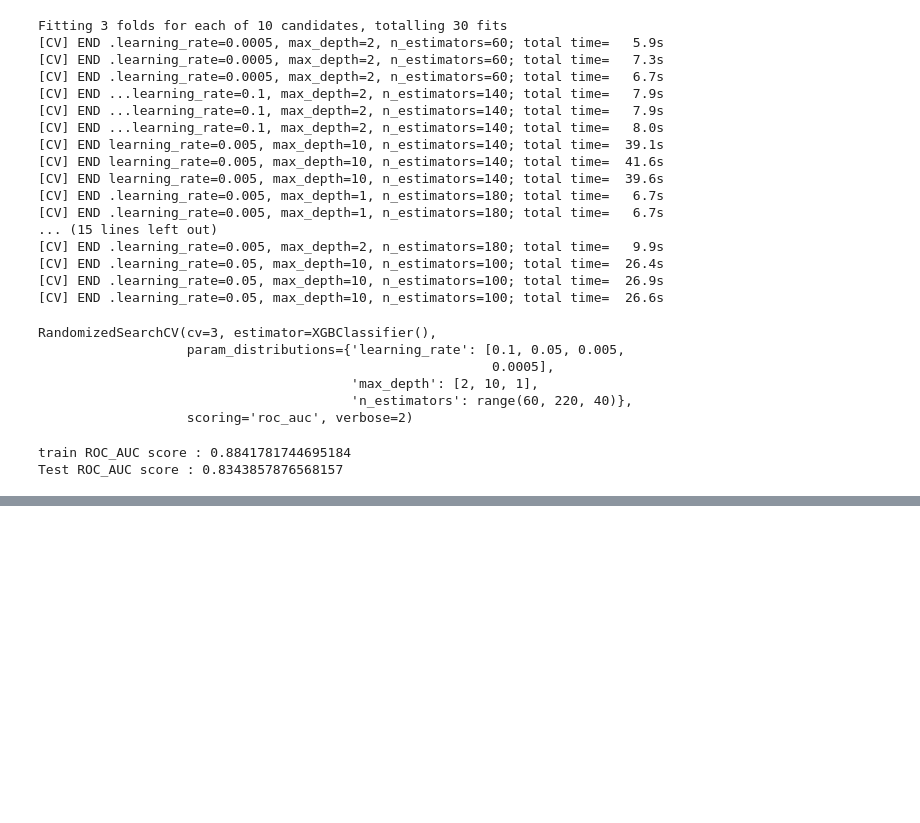
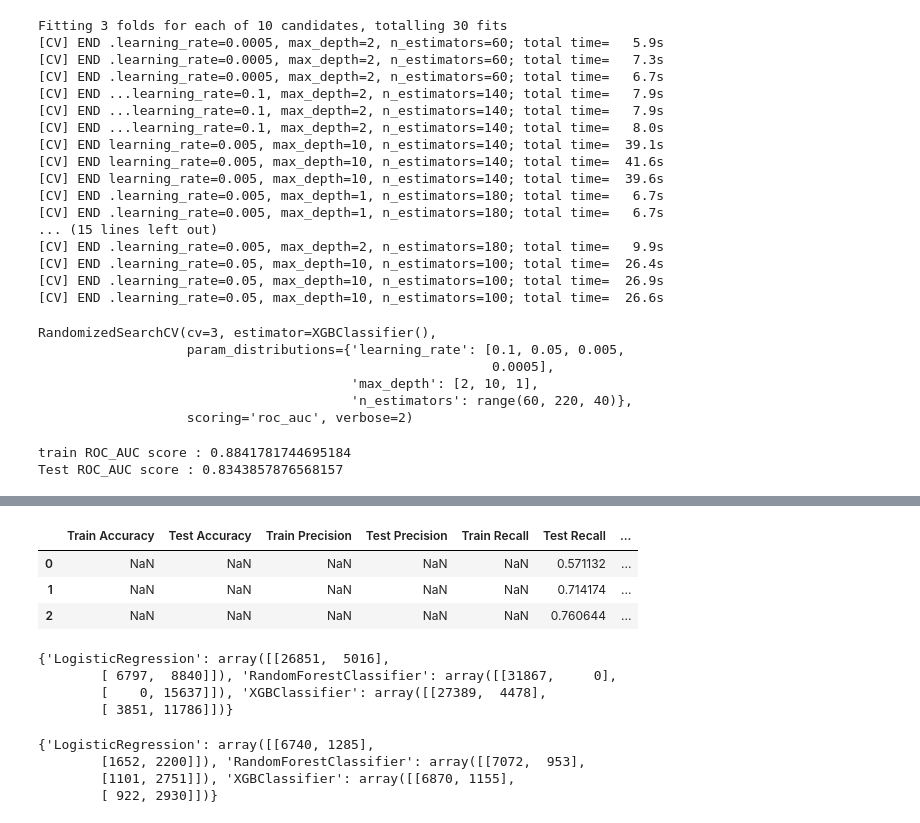
Before and after one commit to Mmbsaksd/Insurance-Claim, a Jupyter notebook: Insurance_claim.ipynb, the cells around one changed output, grey strips where cells are left out. Drawn from its saved outputs; the diff is of its cells as text; code cells hidden in the pictures; blank space fills up the shorter version.

```diff
--- a/Insurance_claim.ipynb
+++ b/Insurance_claim.ipynb
@@ -668,0 +680,33 @@ Test ROC_AUC score : 0.8343857876568157
+# %%
+#Collecting the result of all trained model
+models = [lr, rf, xg]
+
+def model_metrics(models,xtrain, xtest, ytrain, ytest):
+  cols = ['Train Accuracy','Test Accuracy','Train Precision', 'Test Precision','Train Recall', 'Test Recall', 'Train F1 Score','Test F1 Score','Train ROC-AUC','Test ROC AUC']
+  model_df = pd.DataFrame(columns=cols)
+  conf_train, conf_test = {}, {}
+
+  i = 0
+  for model in models:
+    model.fit(xtrain, ytrain)
+    y_pred_train = model.predict(xtrain)
+    y_pred_test = model.predict(xtest)
+
+    model_df.loc[i, 'Train_Accuracy'] = accuracy_score(ytrain,y_pred_train).round(2)
+    model_df.loc[i, 'Test_Accuracy'] = accuracy_score(ytest, y_pred_test).round(2)
+    model_df.loc[i, 'Train_Precision'] = precision_score(ytrain, y_pred_train).round(2)
+    model_df.loc[i, 'Test_Precision'] = precision_score(ytest, y_pred_test).round(2)
+    model_df.loc[i, 'Train_Recall'] = recall_score(ytrain, y_pred_train).round(2)
+    model_df.loc[i, 'Test Recall'] = recall_score(ytest, y_pred_test)
+    model_df.loc[i, 'Train F1 Score'] = f1_score(ytrain, y_pred_train)
+    model_df.loc[i, 'Test F1 Score'] = f1_score(ytest, y_pred_test )
+    model_df.loc[i, 'Train_ROC-AUC'] = roc_auc_score(ytrain, y_pred_train)
+    model_df.loc[i, 'Test ROC AUC'] = roc_auc_score(ytest, y_pred_test)
+
+    conf_train[model.__class__.__name__] = confusion_matrix(ytrain, y_pred_train)
+    conf_test[model.__class__.__name__] = confusion_matrix(ytest, y_pred_test)
+
+    i +=1
+  return model_df, conf_train, conf_test
+# %%
+model_df, conf_train, conf_test = model_metrics(models, xtrain, xtest, ytrain, ytest)
@@ -668,0 +721,24 @@ Test ROC_AUC score : 0.8343857876568157
+# %%
+#Printing the aggregative table of all result
+model_df
+# %% [output]
+|  | Train Accuracy | Test Accuracy | Train Precision | Test Precision | Train Recall | Test Recall | ... |
+| 0 | NaN | NaN | NaN | NaN | NaN | 0.571132 | ... |
+| 1 | NaN | NaN | NaN | NaN | NaN | 0.714174 | ... |
+| 2 | NaN | NaN | NaN | NaN | NaN | 0.760644 | ... |
+# %%
+#Printing the confusion metrics of all trained dataset
+conf_train
+# %% [output]
+{'LogisticRegression': array([[26851,  5016],
+        [ 6797,  8840]]), 'RandomForestClassifier': array([[31867,     0],
+        [    0, 15637]]), 'XGBClassifier': array([[27389,  4478],
+        [ 3851, 11786]])}
+# %%
+#Printing the confusion metrics of all test dataset
+conf_test
+# %% [output]
+{'LogisticRegression': array([[6740, 1285],
+        [1652, 2200]]), 'RandomForestClassifier': array([[7072,  953],
+        [1101, 2751]]), 'XGBClassifier': array([[6870, 1155],
+        [ 922, 2930]])}
```
Also changed, not shown: parts of 4 cells of this notebook.
